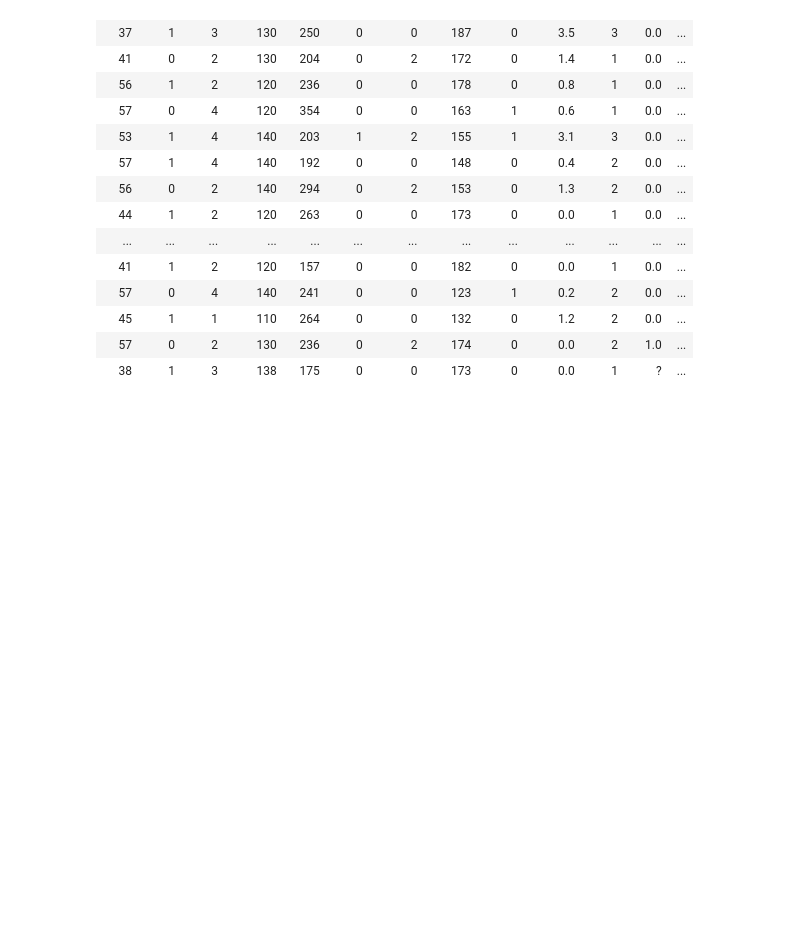
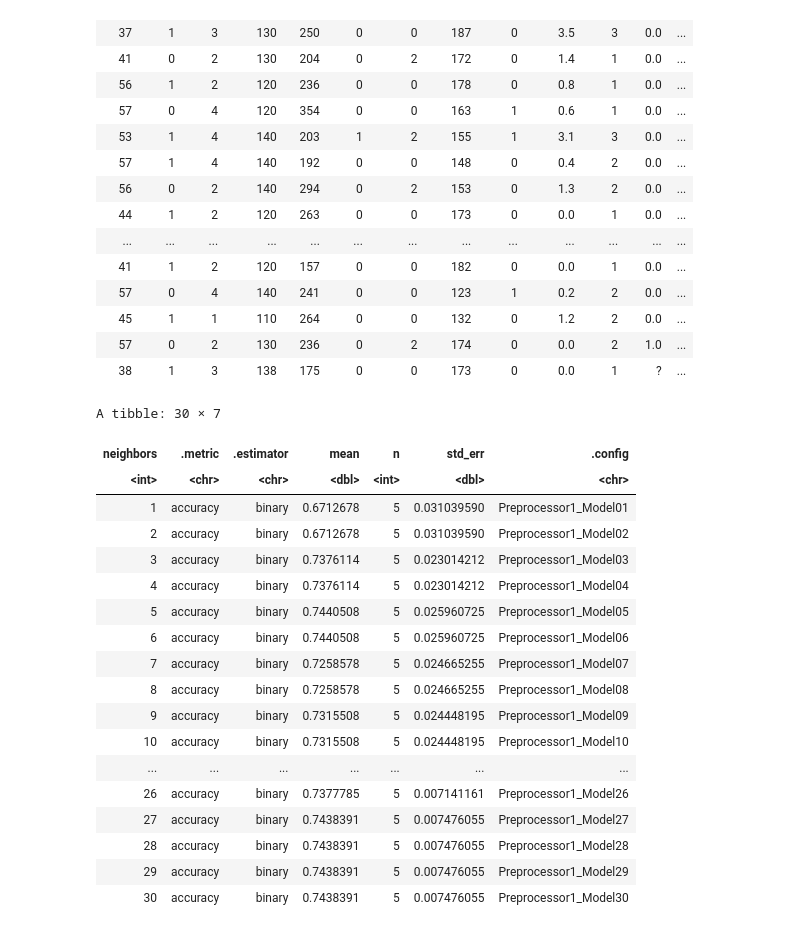
Before and after one commit to justinlook/dsci-100-2022w1-group-10, a Jupyter notebook: 4dataframes.ipynb, the cells around one changed output. Drawn from its saved outputs; the diff is of its cells as text; code cells hidden in the pictures; blank space fills up the shorter version.

Commit message:
classifier?
heart_test_predictionsheart_test_predictions

```diff
--- a/4dataframes.ipynb
+++ b/4dataframes.ipynb
@@ -53,3 +53,65 @@ A spec_tbl_df: 219 × 14
 | 45 | 1 | 1 | 110 | 264 | 0 | 0 | 132 | 0 | 1.2 | 2 | 0.0 | ... |
 | 57 | 0 | 2 | 130 | 236 | 0 | 2 | 174 | 0 | 0.0 | 2 | 1.0 | ... |
 | 38 | 1 | 3 | 138 | 175 | 0 | 0 | 173 | 0 | 0.0 | 1 | ? | ... |
+# %%
+set.seed(1)
+cleaveland_mutate<-heart_cleaveland_1|>
+mutate(sex=as_factor(sex))|>
+mutate(cp=as_factor(cp))|>
+mutate(fbs=as_factor(fbs))|>
+mutate(restecg=as_factor(restecg))|>
+mutate(exang=as_factor(exang))|>
+mutate(slope=as_factor(slope))|>
+mutate(ca=as_factor(ca))|>
+mutate(thal=as_factor(thal))|>
+mutate(num=as_factor(num))
+
+heart_split <- initial_split(cleaveland_mutate, prop = 0.75, strata = num)
+heart_training <- training(heart_split)
+heart_testing <- testing(heart_split)
+
+knn_recipe <- recipe(num ~ age + trestbps + chol + thalach + oldpeak, data = heart_training)|>
+step_scale(all_predictors())|>
+step_center(all_predictors())
+
+
+
+knn_spec <- nearest_neighbor(weight_func = "rectangular", neighbors = tune())|>
+set_engine("kknn")|>
+set_mode("classification")
+
+heart_vfold <- vfold_cv(heart_training, v = 5, strata = num)
+
+k_vals <- (tibble(neighbors=1:30))
+
+knn_results <- workflow()|>
+add_recipe(knn_recipe)|>
+add_model(knn_spec)|>
+tune_grid(resamples = heart_vfold, grid = k_vals)|>
+collect_metrics()
+
+
+accuracies <- knn_results |>
+                 filter(.metric == "accuracy")
+
+accuracies
+# %% [output]
+A tibble: 30 × 7
+| neighbors | .metric | .estimator | mean | n | std_err | .config |
+| <int> | <chr> | <chr> | <dbl> | <int> | <dbl> | <chr> |
+| 1 | accuracy | binary | 0.6712678 | 5 | 0.031039590 | Preprocessor1_Model01 |
+| 2 | accuracy | binary | 0.6712678 | 5 | 0.031039590 | Preprocessor1_Model02 |
+| 3 | accuracy | binary | 0.7376114 | 5 | 0.023014212 | Preprocessor1_Model03 |
+| 4 | accuracy | binary | 0.7376114 | 5 | 0.023014212 | Preprocessor1_Model04 |
+| 5 | accuracy | binary | 0.7440508 | 5 | 0.025960725 | Preprocessor1_Model05 |
+| 6 | accuracy | binary | 0.7440508 | 5 | 0.025960725 | Preprocessor1_Model06 |
+| 7 | accuracy | binary | 0.7258578 | 5 | 0.024665255 | Preprocessor1_Model07 |
+| 8 | accuracy | binary | 0.7258578 | 5 | 0.024665255 | Preprocessor1_Model08 |
+| 9 | accuracy | binary | 0.7315508 | 5 | 0.024448195 | Preprocessor1_Model09 |
+| 10 | accuracy | binary | 0.7315508 | 5 | 0.024448195 | Preprocessor1_Model10 |
+| ... | ... | ... | ... | ... | ... | ... |
+| 26 | accuracy | binary | 0.7377785 | 5 | 0.007141161 | Preprocessor1_Model26 |
+| 27 | accuracy | binary | 0.7438391 | 5 | 0.007476055 | Preprocessor1_Model27 |
+| 28 | accuracy | binary | 0.7438391 | 5 | 0.007476055 | Preprocessor1_Model28 |
+| 29 | accuracy | binary | 0.7438391 | 5 | 0.007476055 | Preprocessor1_Model29 |
+| 30 | accuracy | binary | 0.7438391 | 5 | 0.007476055 | Preprocessor1_Model30 |
```
Also changed, not shown: parts of 6 cells of this notebook.
